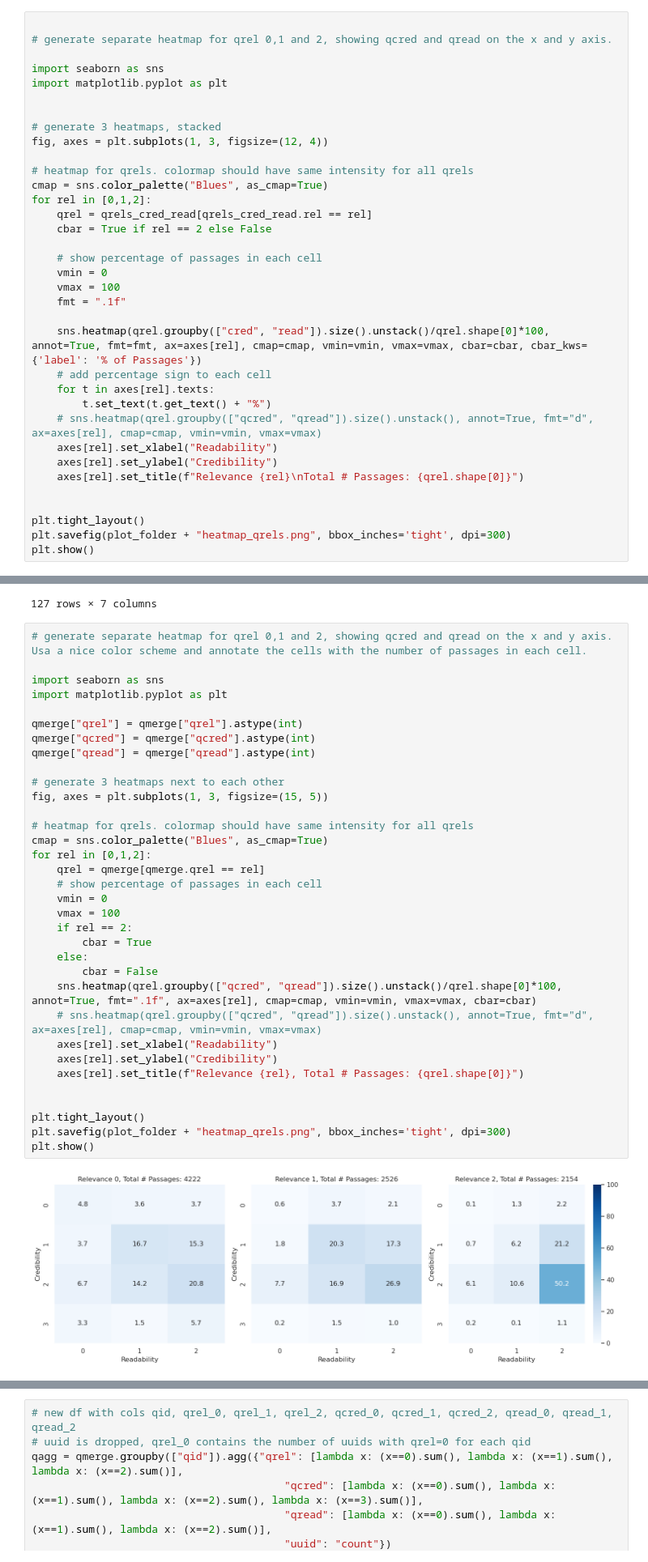
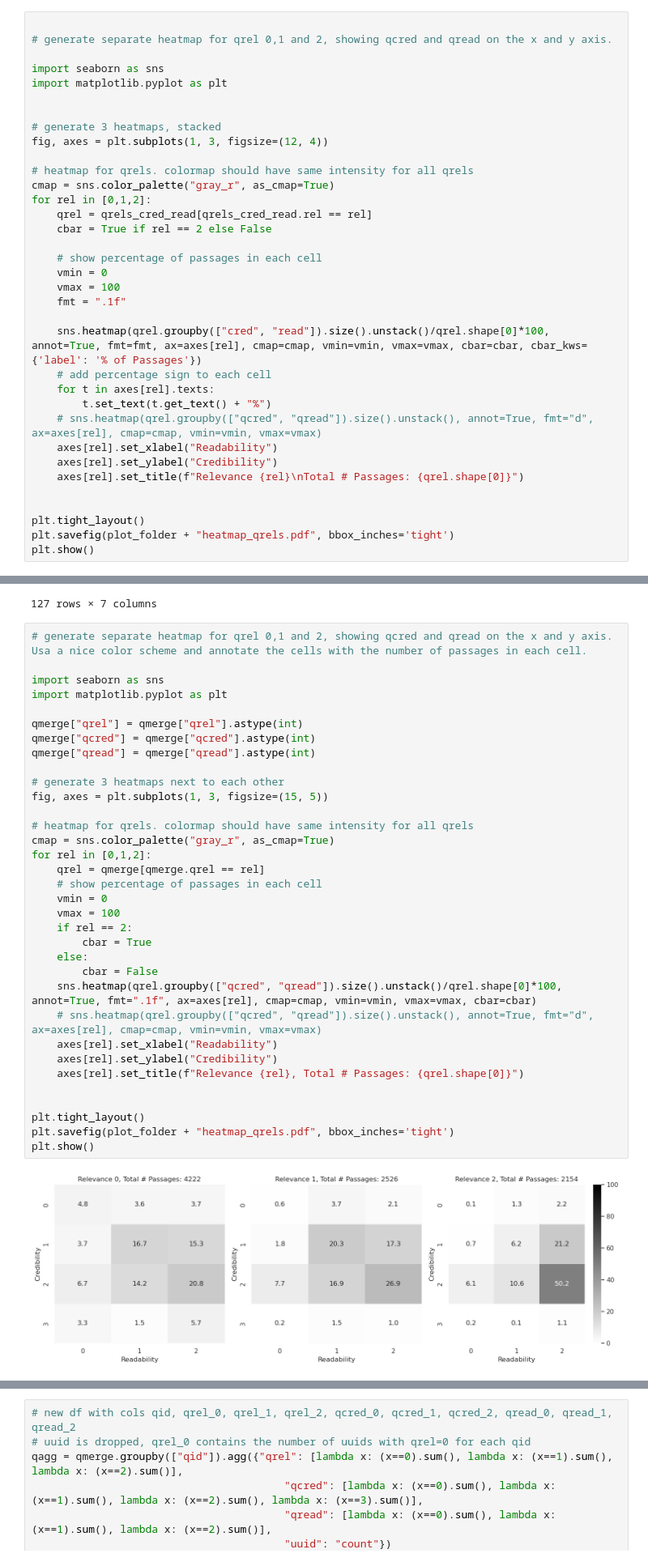
Before and after one commit to JoProbst/ThesisCode, a Jupyter notebook: dataset/data_exploration.ipynb, the cells around one changed output, grey strips where cells are left out. Shown: that part at 81% size. Cells and saved outputs as stored; diff of their text form.

```diff
--- a/dataset/data_exploration.ipynb
+++ b/dataset/data_exploration.ipynb
@@ -141,7 +137,7 @@ import matplotlib.pyplot as plt
 fig, axes = plt.subplots(1, 3, figsize=(12, 4))
 
 # heatmap for qrels. colormap should have same intensity for all qrels
-cmap = sns.color_palette("Blues", as_cmap=True)
+cmap = sns.color_palette("gray_r", as_cmap=True)
 for rel in [0,1,2]:
     qrel = qrels_cred_read[qrels_cred_read.rel == rel]
     cbar = True if rel == 2 else False
@@ -162,6 +158,6 @@ for rel in [0,1,2]:
 
 
 plt.tight_layout()
-plt.savefig(plot_folder + "heatmap_qrels.png", bbox_inches='tight', dpi=300)
+plt.savefig(plot_folder + "heatmap_qrels.pdf", bbox_inches='tight')
 plt.show()
 # %% [output]
@@ -556,36 +549,36 @@ duplicates[(duplicates["cred_diff"] == 0) & (duplicates["read_diff"] == 0)]
 import seaborn as sns
 import matplotlib.pyplot as plt
 
 qmerge["qrel"] = qmerge["qrel"].astype(int)
 qmerge["qcred"] = qmerge["qcred"].astype(int)
 qmerge["qread"] = qmerge["qread"].astype(int)
 
 # generate 3 heatmaps next to each other
 fig, axes = plt.subplots(1, 3, figsize=(15, 5))
 
 # heatmap for qrels. colormap should have same intensity for all qrels
-cmap = sns.color_palette("Blues", as_cmap=True)
+cmap = sns.color_palette("gray_r", as_cmap=True)
 for rel in [0,1,2]:
     qrel = qmerge[qmerge.qrel == rel]
     # show percentage of passages in each cell
     vmin = 0
     vmax = 100
     if rel == 2:
         cbar = True
     else:
         cbar = False
     sns.heatmap(qrel.groupby(["qcred", "qread"]).size().unstack()/qrel.shape[0]*100, annot=True, fmt=".1f", ax=axes[rel], cmap=cmap, vmin=vmin, vmax=vmax, cbar=cbar)
     # sns.heatmap(qrel.groupby(["qcred", "qread"]).size().unstack(), annot=True, fmt="d", ax=axes[rel], cmap=cmap, vmin=vmin, vmax=vmax)
     axes[rel].set_xlabel("Readability")
     axes[rel].set_ylabel("Credibility")
     axes[rel].set_title(f"Relevance {rel}, Total # Passages: {qrel.shape[0]}")
 
 
 plt.tight_layout()
-plt.savefig(plot_folder + "heatmap_qrels.png", bbox_inches='tight', dpi=300)
+plt.savefig(plot_folder + "heatmap_qrels.pdf", bbox_inches='tight')
 plt.show()
 # %% [output]
-[figure, old version]
+[figure, new version]
 # %%
 def get_text_from_uuid(uuid):
     return all_passages[all_passages.docid == uuid].text.values[0]
```
Also changed, not shown: parts of 11 cells of this notebook, 26 other files.
